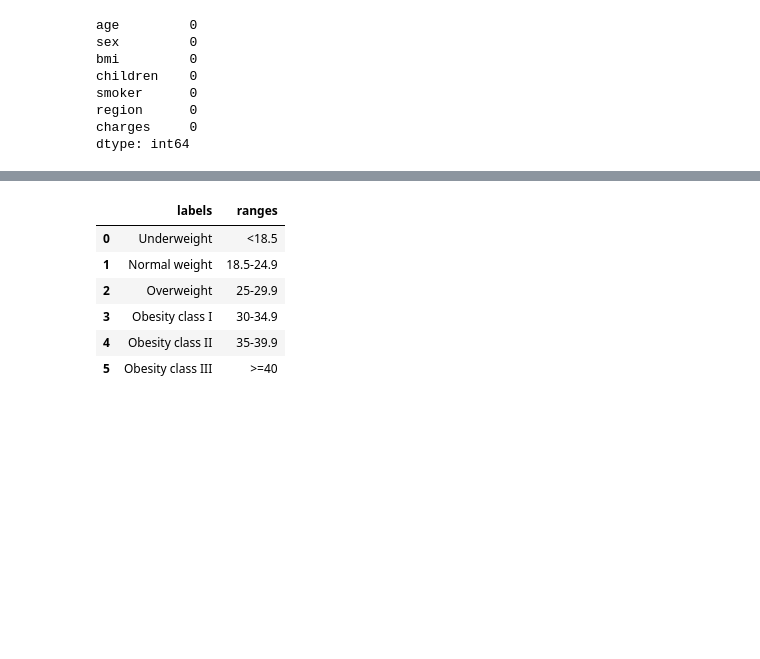
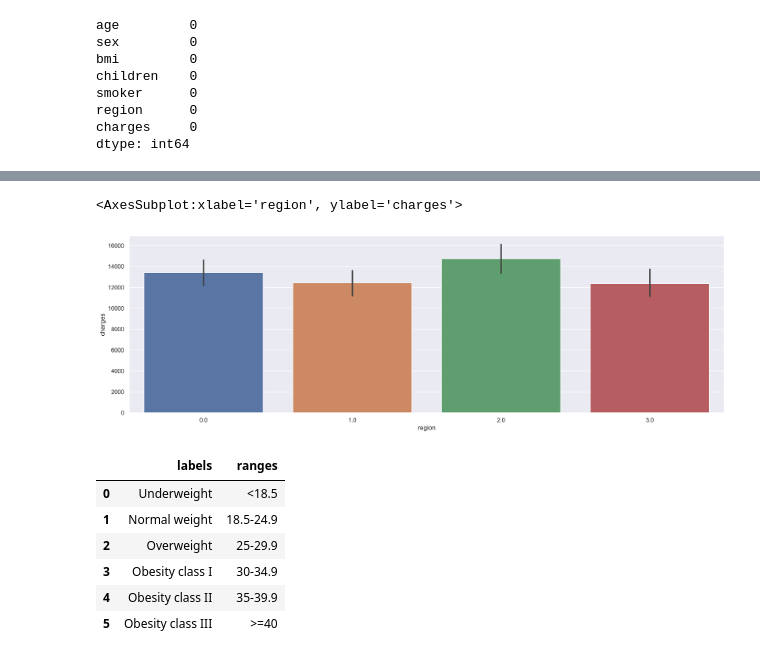
Before and after one commit to aallen5636/44688-Data-Analytics-Capstone, a Jupyter notebook: Insurance.ipynb, the cells around one changed output, grey strips where cells are left out. Cells and saved outputs as stored; diff of their text form; code cells hidden in the pictures; blank space fills up the shorter version.

```diff
--- a/Insurance.ipynb
+++ b/Insurance.ipynb
@@ -98,0 +135,7 @@ for ax in g.axes.flat:
+# %%
+sns.set()
+plt.figure(figsize = (20,6), dpi = 400)
+sns.barplot( x = 'region', y = 'charges', data = insurance)
+# %% [output]
+<AxesSubplot:xlabel='region', ylabel='charges'>
+[figure, added]
```
Also changed, not shown: parts of 34 cells of this notebook.
